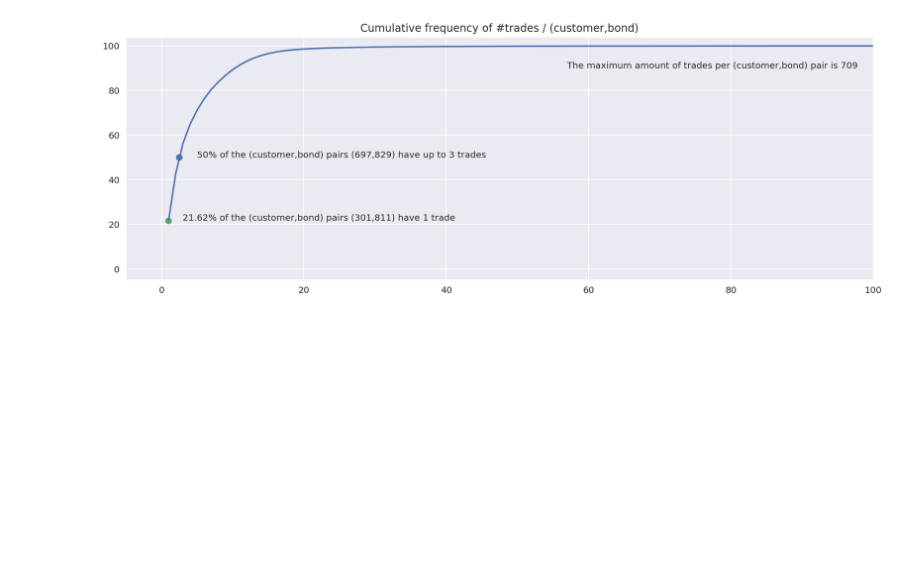
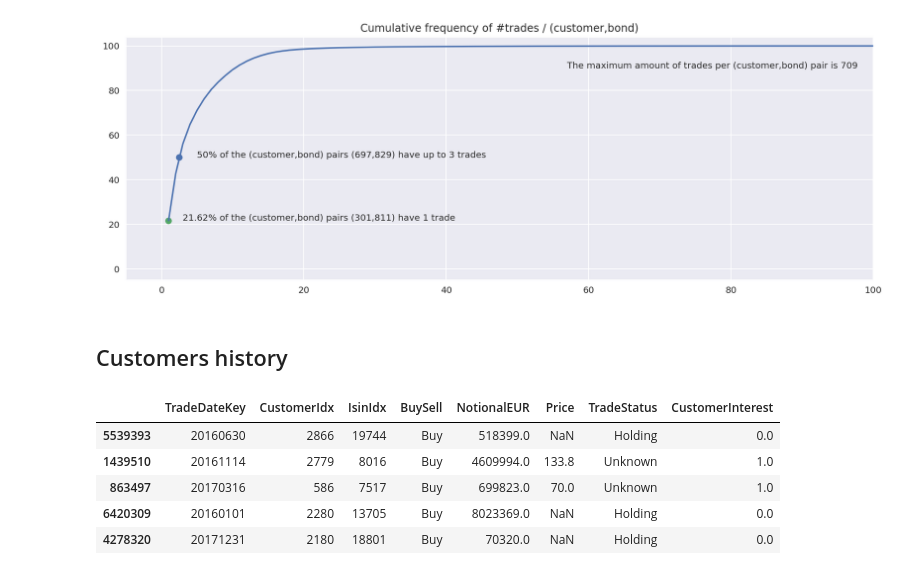
Before and after one commit to Robert-Aduviri/DSG-2018-Qualifiers, a Jupyter notebook: notebooks/robert/RA-01-EDA.ipynb, the cells around one changed output. Drawn from its saved outputs; the diff is of its cells as text; code cells hidden in the pictures; blank space fills up the shorter version.

```diff
--- a/notebooks/robert/RA-01-EDA.ipynb
+++ b/notebooks/robert/RA-01-EDA.ipynb
@@ -501,3 +501,14 @@ ax.annotate('The maximum amount of trades per (customer,bond) pair is 709', (57,
 # %% [output]
 Text(57,90,'The maximum amount of trades per (customer,bond) pair is 709')
 [figure]
+# %% [markdown]
+## Customers history
+# %%
+trade.sample(5)
+# %% [output]
+|  | TradeDateKey | CustomerIdx | IsinIdx | BuySell | NotionalEUR | Price | TradeStatus | CustomerInterest |
+| 5539393 | 20160630 | 2866 | 19744 | Buy | 518399.0 | NaN | Holding | 0.0 |
+| 1439510 | 20161114 | 2779 | 8016 | Buy | 4609994.0 | 133.8 | Unknown | 1.0 |
+| 863497 | 20170316 | 586 | 7517 | Buy | 699823.0 | 70.0 | Unknown | 1.0 |
+| 6420309 | 20160101 | 2280 | 13705 | Buy | 8023369.0 | NaN | Holding | 0.0 |
+| 4278320 | 20171231 | 2180 | 18801 | Buy | 70320.0 | NaN | Holding | 0.0 |
```
Also changed, not shown: parts of 4 cells of this notebook, 2 other files.
